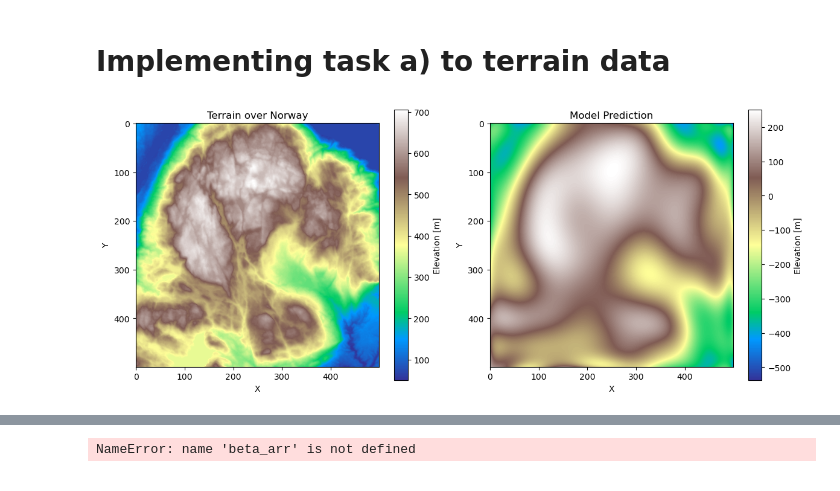
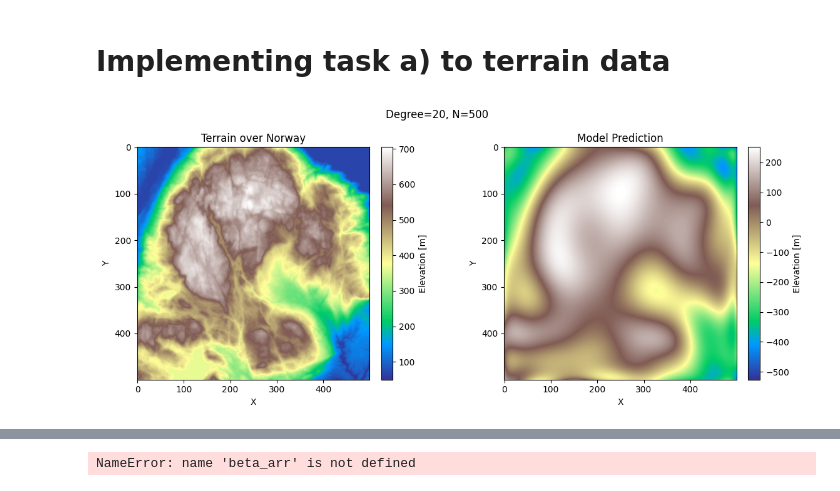
Before and after one commit to LassePladsen/FYS-STK3155-projects, a Jupyter notebook: project1/source_code/part_g_real_data.ipynb, the cells around one changed output, grey strips where cells are left out. Drawn from its saved outputs; the diff is of its cells as text; code cells hidden in the pictures.

Commit message:
added figure title and resized colorbars

```diff
--- a/project1/source_code/part_g_real_data.ipynb
+++ b/project1/source_code/part_g_real_data.ipynb
@@ -129,36 +129,41 @@ z_pred = X_pred_scaled @ beta
 # Reshape the predictions to match the shape of the original terrain data
 z_pred = z_pred.reshape(z.shape)
 
 
 # Set a common colormap for both plots
 COLORMAP = "terrain"  # color map for countour plots
 
 # Create a figure with two subplots
 fig, axs = plt.subplots(1, 2, figsize=(12, 5))
+fig.suptitle(f"Degree={maxdegree}, {N=}")
+
+# Keyword arguments to fit colorbar height to the plots
+frac = 0.046
+pad = 0.04
 
 # Plot the original terrain data on the left subplot
 axs[0].set_title('Terrain over Norway')
 im1 = axs[0].imshow(z, cmap=COLORMAP, origin='upper')
 axs[0].set_xlabel('X')
 axs[0].set_ylabel('Y')
 axs[0].set_aspect('equal')  # Set aspect ratio to equal
-fig.colorbar(im1, ax=axs[0], label="Elevation [m]")
+fig.colorbar(im1, ax=axs[0], label="Elevation [m]", fraction=frac, pad=pad)
 
 # Plot the predicted terrain on the right subplot
 axs[1].set_title('Model Prediction')
 im2 = axs[1].imshow(z_pred, cmap=COLORMAP, origin='upper')
 axs[1].set_xlabel('X')
 axs[1].set_ylabel('Y')
 axs[1].set_aspect('equal')  # Set aspect ratio to equal
-fig.colorbar(im2, ax=axs[1], label="Elevation [m]")
+fig.colorbar(im2, ax=axs[1], label="Elevation [m]", fraction=frac, pad=pad)
 
 # Adjust spacing between subplots
 plt.tight_layout()
 
 # Show the figure with both subplots
 plt.show()
 # %% [output]
-[figure, old version]
+[figure, new version]
 # %%
 # Plot the MSE as function of poly. degree
 plt.figure()
```
Also changed, not shown: parts of 4 cells of this notebook.
